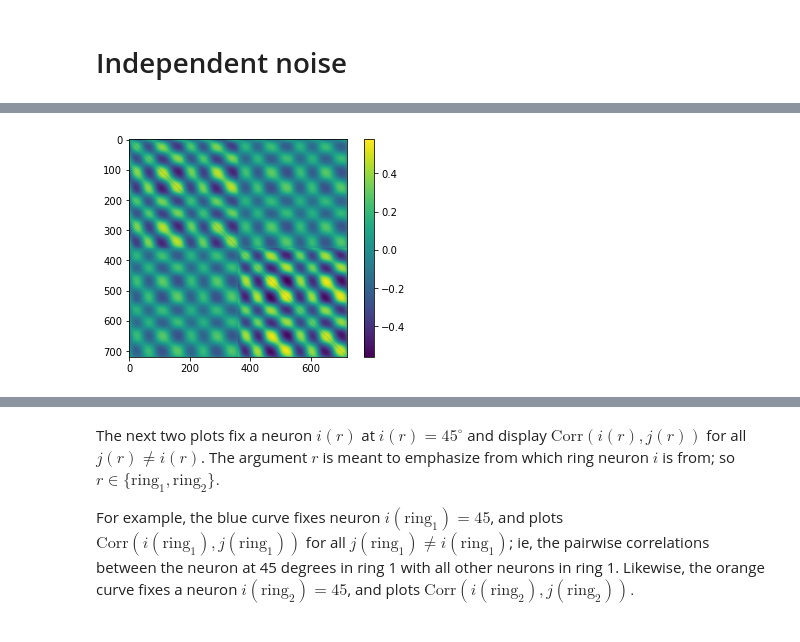
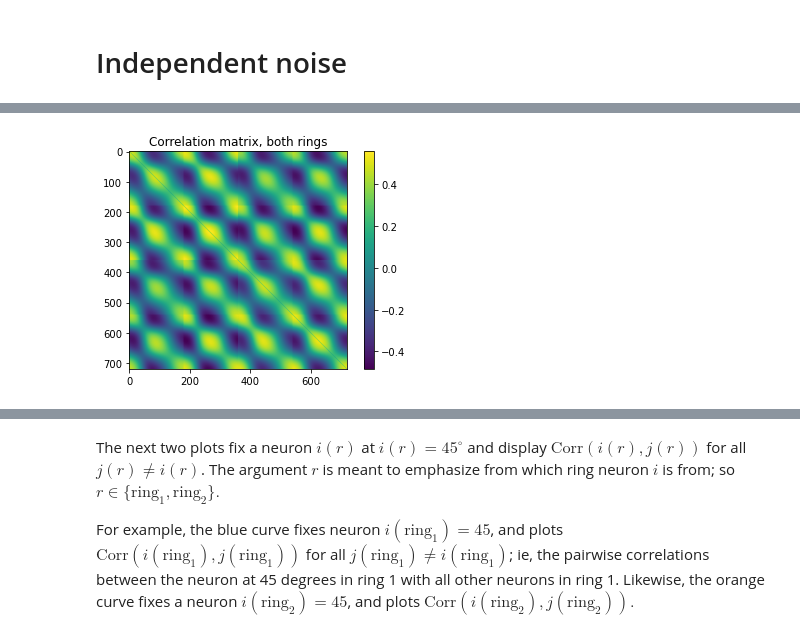
Before and after one commit to alexnegron/SCGB-Fellowship, a Jupyter notebook: Two ring model - independent variability.ipynb, the cells around one changed output, grey strips where cells are left out. Drawn from its saved outputs; the diff is of its cells as text; code cells hidden in the pictures.

```diff
--- a/Two ring model - independent variability.ipynb
+++ b/Two ring model - independent variability.ipynb
@@ -136,7 +136,7 @@ def two_ring_model(t0, T, dt, phi, N, tau_E, tau_I, tau_n, c_ne, c_ni, B, J_EE,
 
     return r_ss, r_n, R_ss, R_n, W, xs, ts, c, h
 # %%
-def calculate_cov(f, N, r_ss, W, c_ne, c_ni, tau_n):
+def calculate_cov(f, N, h, c, r_ss, W, c_ne, c_ni, tau_n):
     sgn = np.block([
         [np.ones((4*N,N)), -np.ones((4*N,N)), np.ones((4*N,N)), -np.ones((4*N,N))]
     ])
@@ -144,10 +144,10 @@ def calculate_cov(f, N, r_ss, W, c_ne, c_ni, tau_n):
     xs = np.arange(-20000,20000)
     #df = interpolate.InterpolatedUnivariateSpline(xs, np.diff(f(0.04, 2, xs), prepend=0))
     #L = np.diagflat(df(c*h + (sgn*W)@r_ss))
-    L = np.diagflat(derivative(f, c*h + (sgn*W)@r_ss, dx=1e-6, n=1))
+    #L = np.diagflat(derivative(f, c*h + (sgn*W)@r_ss, dx=1e-6, n=1))
+    L = np.diagflat(2*.04*np.maximum(c*h + (sgn*W)@r_ss,0))
 
-
-    LW = L@W
+    LW = L@(sgn*W)
     Eye = np.eye(4*N)
 
     M = -Eye + LW
@@ -163,6 +163,6 @@ def calculate_cov(f, N, r_ss, W, c_ne, c_ni, tau_n):
     D = c_n@L
     D = np.sqrt(2*tau_n)*D
 
-    Sigma = Minv@D@((Minv@D).T)
+    Sigma = (Minv@D)@((Minv@D).T)
 
-    return Sigma
+    return Sigma, L, D
@@ -169,6 +176,6 @@ def calculate_cov(f, N, r_ss, W, c_ne, c_ni, tau_n):
 # %%
 r_ss, r_n, R_ss, R_n, W, xs, ts, c, h = two_ring_model(t0=0,
-                                             T=250,
+                                             T=500,
                                              dt=0.1,
                                              phi=45,
                                              N=180,
@@ -186,11 +193,11 @@ r_ss, r_n, R_ss, R_n, W, xs, ts, c, h = two_ring_model(t0=0,
                                              J_IE=0.042,
 
                                              sigma_ori=32,
-                                             sigma_FF=50,
-
+                                             #sigma_FF=50,
+                                             sigma_FF = 45,
                                              k=0.04,
                                              n=2.0,
-                                             c=40,
+                                             c=20,
 
-                                             a=.02,
-                                             b=.05)
+                                             a=.6,
+                                             b=.8)
@@ -224,3 +235,3 @@ plt.show()
 # %%
-Sigma = calculate_cov(f=xfer_func, N=180, r_ss=r_ss, W=W, c_ne=1, c_ni=1, tau_n=1)
+Sigma, L, D = calculate_cov(f=xfer_func, N=180, h=h, c=c, r_ss=r_ss, W=W, c_ne=1, c_ni=1, tau_n=1)
 # %%
@@ -240,8 +251,10 @@ def correlation_from_covariance(covariance):
 # %%
 C = correlation_from_covariance(Sigma)
 
 plt.imshow(C-np.diagflat(np.diag(C)))
+#plt.imshow(C)
+plt.title('Correlation matrix, both rings')
 plt.colorbar()
 plt.show()
 # %% [output]
-[figure, old version]
+[figure, new version]
```
Also changed, not shown: parts of 18 cells of this notebook.
